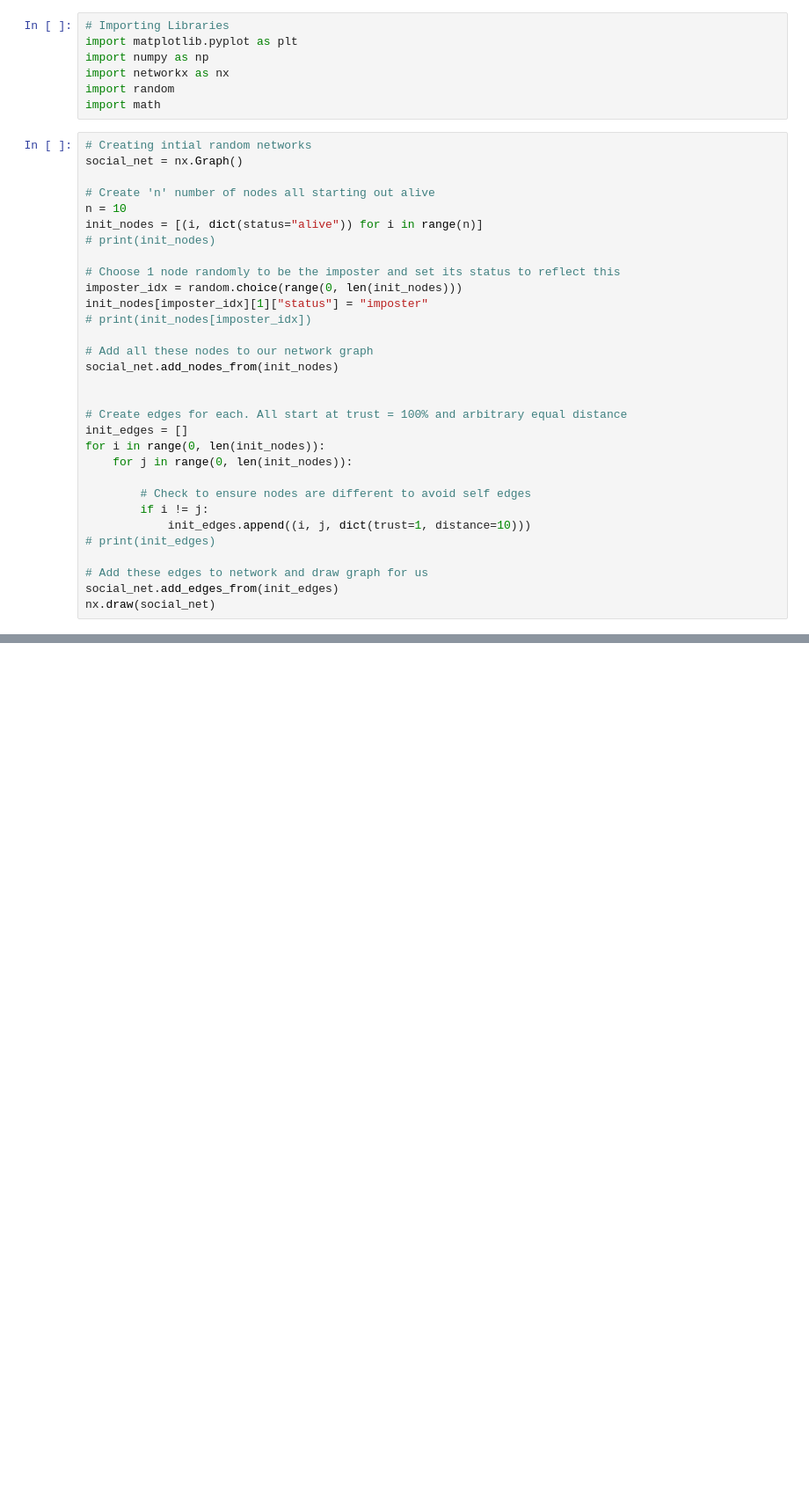
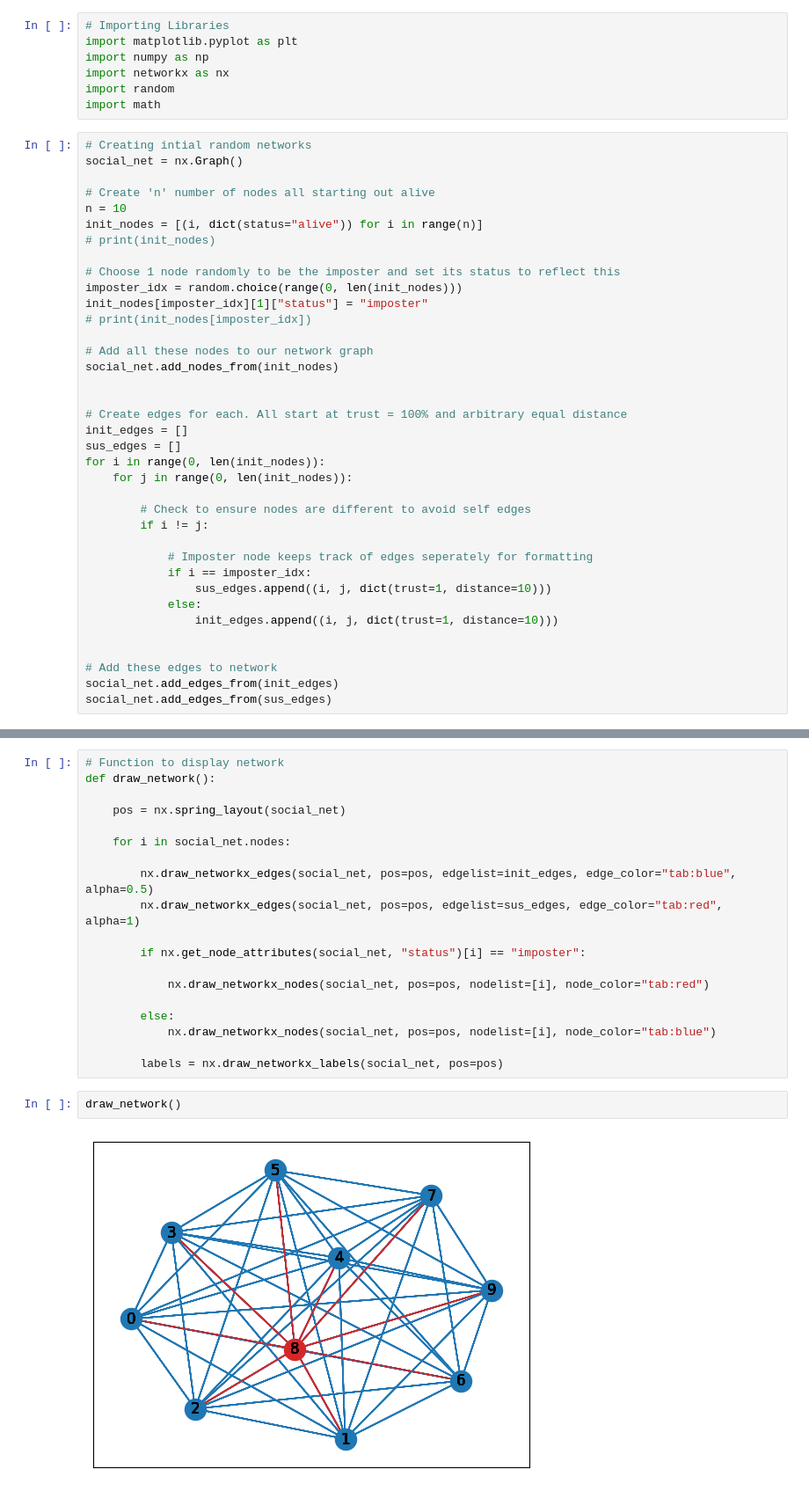
Before and after one commit to trueshiba/MOCS-social-deduction-model, a Jupyter notebook: amongus.ipynb, the cells around one changed output, grey strips where cells are left out. Shown: that part at 88% size. Saved outputs shown, nothing was run; the diff lists cells and outputs as text; blank space fills up the shorter version.

Commit message:
displays network visually with info

```diff
--- a/amongus.ipynb
+++ b/amongus.ipynb
@@ -29,14 +29,20 @@ social_net.add_nodes_from(init_nodes)
 
 # Create edges for each. All start at trust = 100% and arbitrary equal distance
 init_edges = []
+sus_edges = []
 for i in range(0, len(init_nodes)):
     for j in range(0, len(init_nodes)):
 
         # Check to ensure nodes are different to avoid self edges
         if i != j:
-            init_edges.append((i, j, dict(trust=1, distance=10)))
-# print(init_edges)
 
-# Add these edges to network and draw graph for us
+            # Imposter node keeps track of edges seperately for formatting
+            if i == imposter_idx:
+                sus_edges.append((i, j, dict(trust=1, distance=10)))
+            else:
+                init_edges.append((i, j, dict(trust=1, distance=10)))
+
+
+# Add these edges to network
 social_net.add_edges_from(init_edges)
-nx.draw(social_net)
+social_net.add_edges_from(sus_edges)
@@ -45,0 +49,23 @@ nx.draw(social_net)
+# %%
+# Function to display network
+def draw_network():
+
+    pos = nx.spring_layout(social_net)
+
+    for i in social_net.nodes:
+
+        nx.draw_networkx_edges(social_net, pos=pos, edgelist=init_edges, edge_color="tab:blue", alpha=0.5)
+        nx.draw_networkx_edges(social_net, pos=pos, edgelist=sus_edges, edge_color="tab:red", alpha=1)
+
+        if nx.get_node_attributes(social_net, "status")[i] == "imposter":
+
+            nx.draw_networkx_nodes(social_net, pos=pos, nodelist=[i], node_color="tab:red")
+
+        else:
+            nx.draw_networkx_nodes(social_net, pos=pos, nodelist=[i], node_color="tab:blue")
+
+        labels = nx.draw_networkx_labels(social_net, pos=pos)
+# %%
+draw_network()
+# %% [output]
+[figure, added]
```
Also changed, not shown: parts of 2 cells of this notebook.
